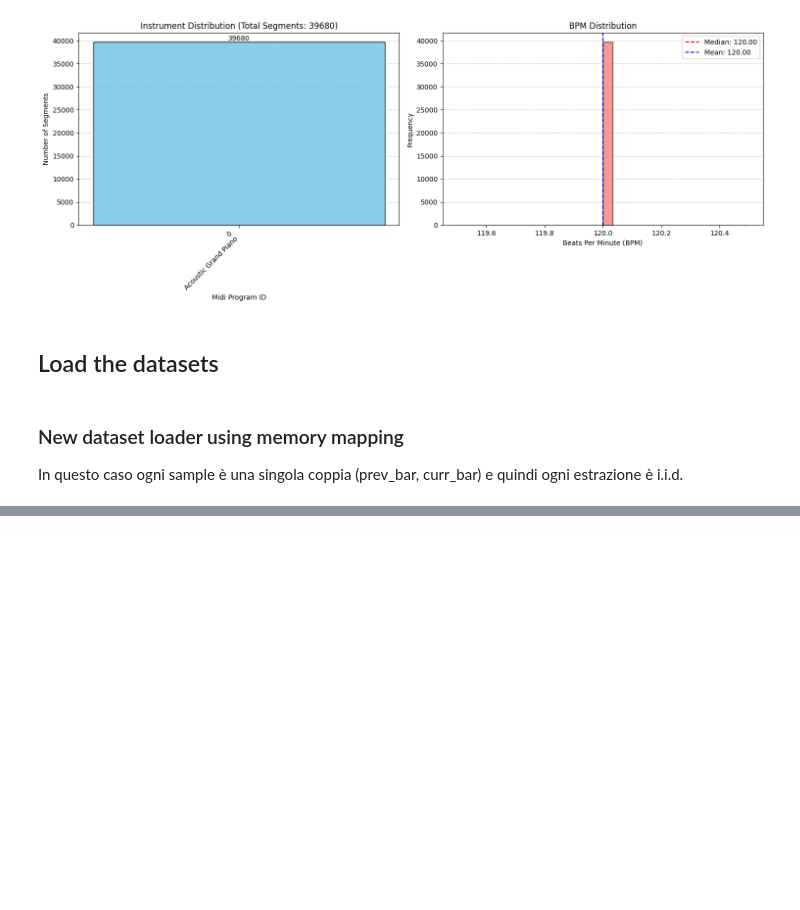
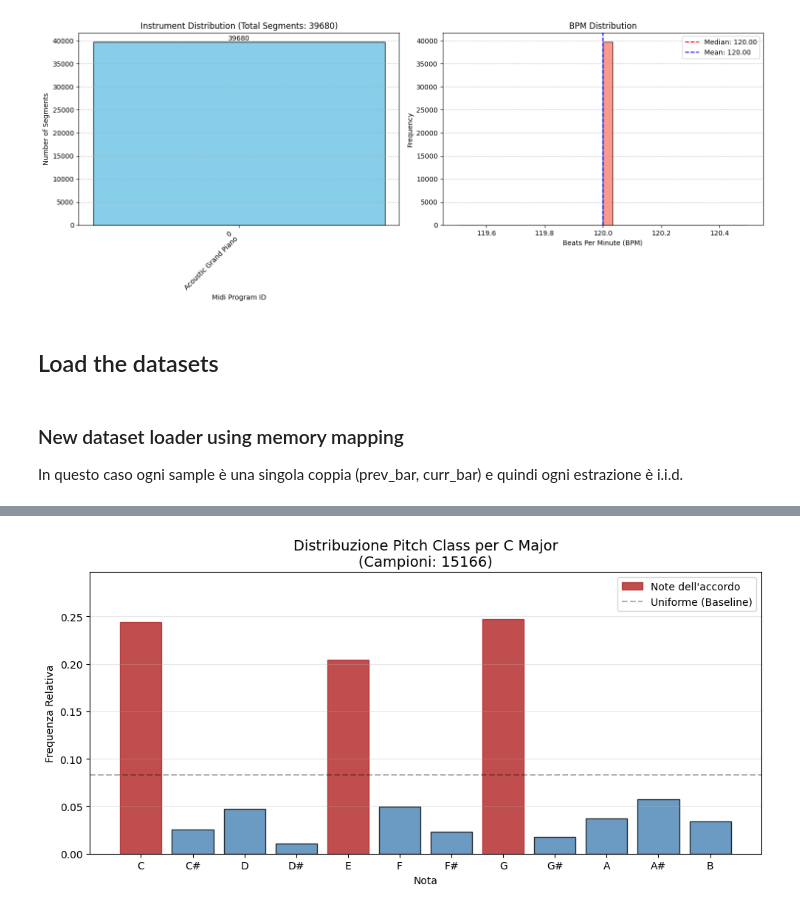
Before and after one commit to Andre1372/NNDL-project, a Jupyter notebook: notebooks/main_preprocessing.ipynb, the cells around one changed output, grey strips where cells are left out. Drawn from its saved outputs; the diff is of its cells as text; code cells hidden in the pictures; blank space fills up the shorter version.

```diff
--- a/notebooks/main_preprocessing.ipynb
+++ b/notebooks/main_preprocessing.ipynb
@@ -299,3 +322,77 @@ Throughput: 80254.71 samples/sec
+# %%
+import matplotlib.pyplot as plt
+
+def analyze_and_plot_chord_distribution(loader, target_chord_idx=0, device='cpu'):
+    """
+    Analizza la distribuzione delle note per un accordo specifico e genera il grafico.
+    """
+    total_counts = torch.zeros(12).to(device)
+    found_samples = 0
+
+    # Nomi delle note per l'asse X
+    note_names = ['C', 'C#', 'D', 'D#', 'E', 'F', 'F#', 'G', 'G#', 'A', 'A#', 'B']
+    # Mapping indicativo per il titolo (0-11 Major, 12-23 Minor)
+    chord_label = f"Accordo {target_chord_idx}"
+    if target_chord_idx < 12:
+        chord_label = f"{note_names[target_chord_idx]} Major"
+    elif target_chord_idx < 24:
+        chord_label = f"{note_names[target_chord_idx-12]} Minor"
+
+    # 1. Fase di Calcolo
+    for batch in tqdm(loader, desc=f"Analisi {chord_label}"):
+        # Estrazione batch dal PianoMmapDataset
+        _, curr_bars, chord_indices = batch
+        curr_bars = curr_bars.to(device)
+        chord_indices = chord_indices.to(device)
+
+        # Filtro condizionale
+        mask = (chord_indices == target_chord_idx)
+        if mask.any():
+            filtered_bars = curr_bars[mask]
+            found_samples += filtered_bars.size(0)
+
+            # Somma attività pitch (B, 1, 128, 16) -> (128,)
+            pitch_activity = filtered_bars.sum(dim=(0, 1, 3))
+
+            # Operazione di Folding modulo 12
+            for midi_note in range(128):
+                total_counts[midi_note % 12] += pitch_activity[midi_note]
+
+    if found_samples == 0:
+        print(f"Nessun campione trovato per l'accordo {target_chord_idx}.")
+        return None
+
+    # Normalizzazione per ottenere la distribuzione di probabilità
+    hist_normalized = total_counts / (total_counts.sum() + 1e-8)
+    hist_np = hist_normalized.cpu().numpy()
+
+    # 2. Fase di Visualizzazione
+    plt.figure(figsize=(10, 5))
+    bars = plt.bar(note_names, hist_np, color='steelblue', edgecolor='black', alpha=0.8)
+
+    # Evidenzia i picchi principali per l'accordo di Do (0, 4, 7) se target è 0
+    if target_chord_idx == 0:
+        for i in [0, 4, 7]:
+            bars[i].set_color('firebrick')
+            bars[i].set_label('Note dell\'accordo' if i==0 else "")
+
+    plt.axhline(y=1/12, color='black', linestyle='--', alpha=0.3, label='Uniforme (Baseline)')
+    plt.title(f"Distribuzione Pitch Class per {chord_label}\n(Campioni: {found_samples})", fontsize=14)
+    plt.ylabel("Frequenza Relativa")
+    plt.xlabel("Nota")
+    plt.ylim(0, max(hist_np) * 1.2) # Spazio per la legenda
+    plt.legend()
+    plt.grid(axis='y', alpha=0.3)
+
+    plt.tight_layout()
+    plt.show()
+
+    return hist_normalized
+
+# Utilizzo:
+hist_c_major = analyze_and_plot_chord_distribution(train_loader, target_chord_idx=0)
+# %% [output]
+[figure, added]
 # %%
 # Visualize a sample from the DataLoader
 # Estrai un batch
```
Also changed, not shown: parts of 4 cells of this notebook, 2 other files.
